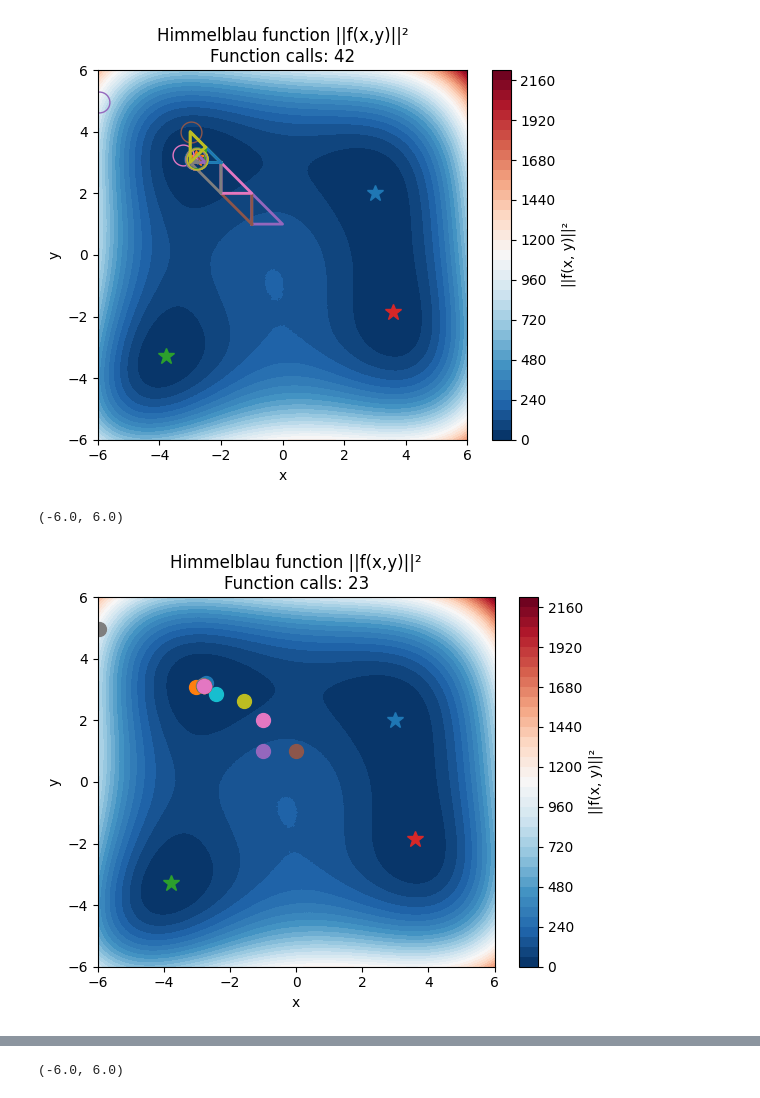
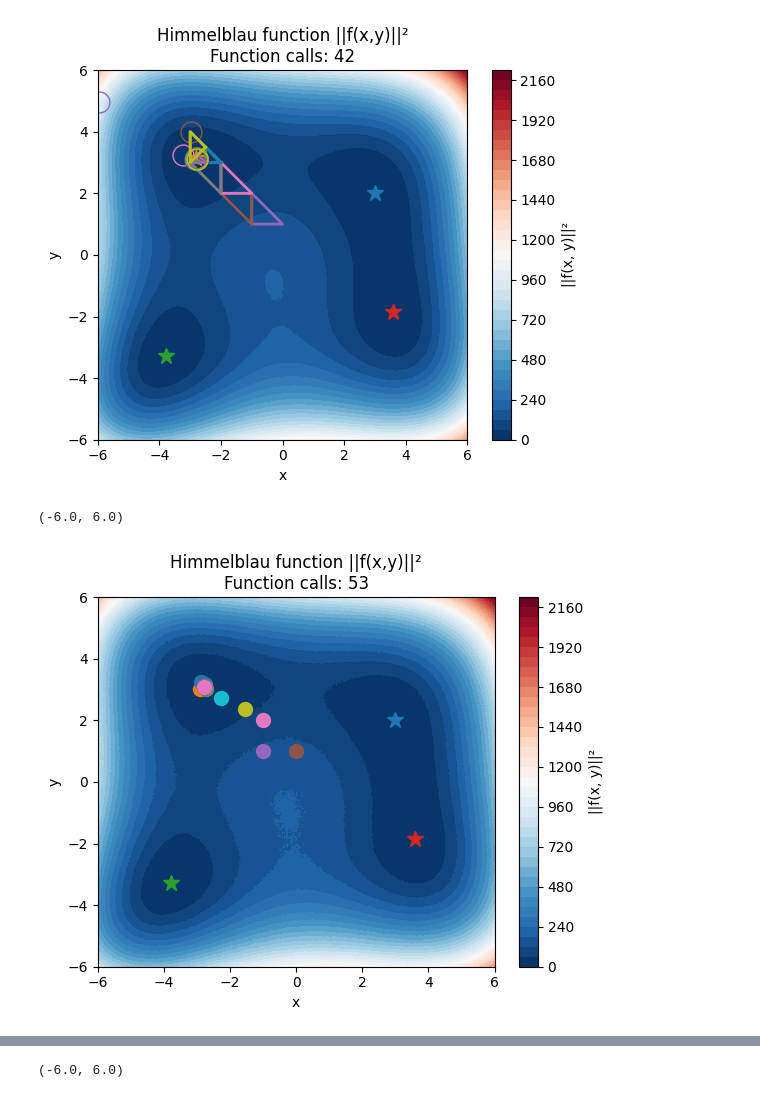
Before and after one commit to m2lines/benchmark-calibration, a Jupyter notebook: notebooks/Benchmark.ipynb, the cells around one changed output, grey strips where cells are left out. Drawn from its saved outputs; the diff is of its cells as text; code cells hidden in the pictures.

```diff
--- a/notebooks/Benchmark.ipynb
+++ b/notebooks/Benchmark.ipynb
@@ -23,7 +23,11 @@ class fun:
   def __init__(self, noise=0.0):
     self.calls = 0
     self.noise = noise
-  def __call__(self, x, y):
+    self.dim_of_parameters=2
+  def __call__(self, x, y=None):
+    if y is None:
+        x, y = x[0], x[1]
+    #print(x,y)
     out = np.array([x+y-0.7, x-y+0.1, 2*x+y-1])
     out += self.noise * np.random.randn(*out.shape)
     return out
@@ -88,6 +96,9 @@ class himmelblau_fun:
         out += self.noise * self.rng.normal(size=out.shape)
         return out
 
+    def J(self, x):
+        return np.array([[2*x[0], 1], [x[0], 2*x[1]]])
+
     def plot(self, x_range=(-6, 6), y_range=(-6, 6)):
         X, Y = np.meshgrid(np.linspace(*x_range, 400), np.linspace(*y_range, 400))
         f1, f2 = self.call(X, Y)
@@ -114,13 +125,13 @@ plt.ylim([-6,6])
 (-6.0, 6.0)
 [figure]
 # %%
-f_broyden = himmelblau_fun(noise=0.01, seed=5)
-root, _ = broyden_solver(f_broyden, [-1,1], niters=20);
+f_broyden = himmelblau_fun(noise=0.1, seed=6)
+root, _ = broyden_solver(f_broyden, [-1,1], niters=50);
 f_broyden.plot()
 for x in f_broyden.x:
     plt.plot(x[0], x[1], marker='o', markersize=10)
 plt.xlim([-6,6])
 plt.ylim([-6,6])
 # %% [output]
 (-6.0, 6.0)
-[figure, old version]
+[figure, new version]
```
Also changed, not shown: parts of 32 cells of this notebook, 1 other file.
